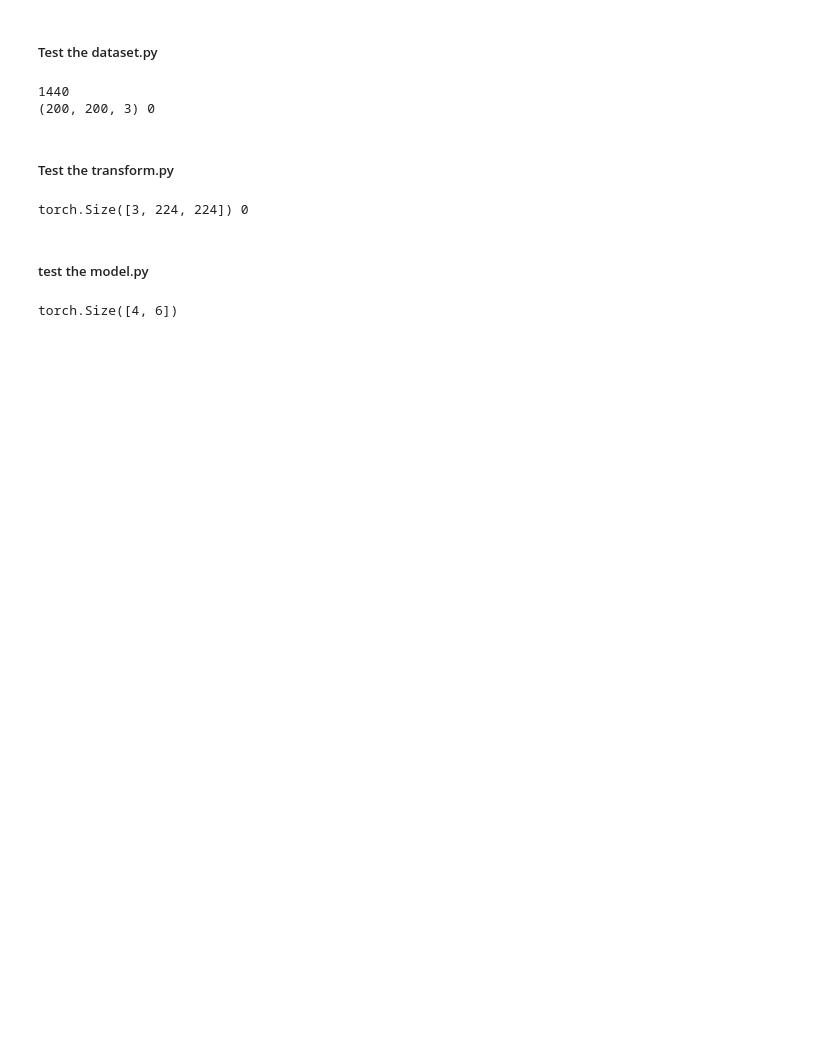
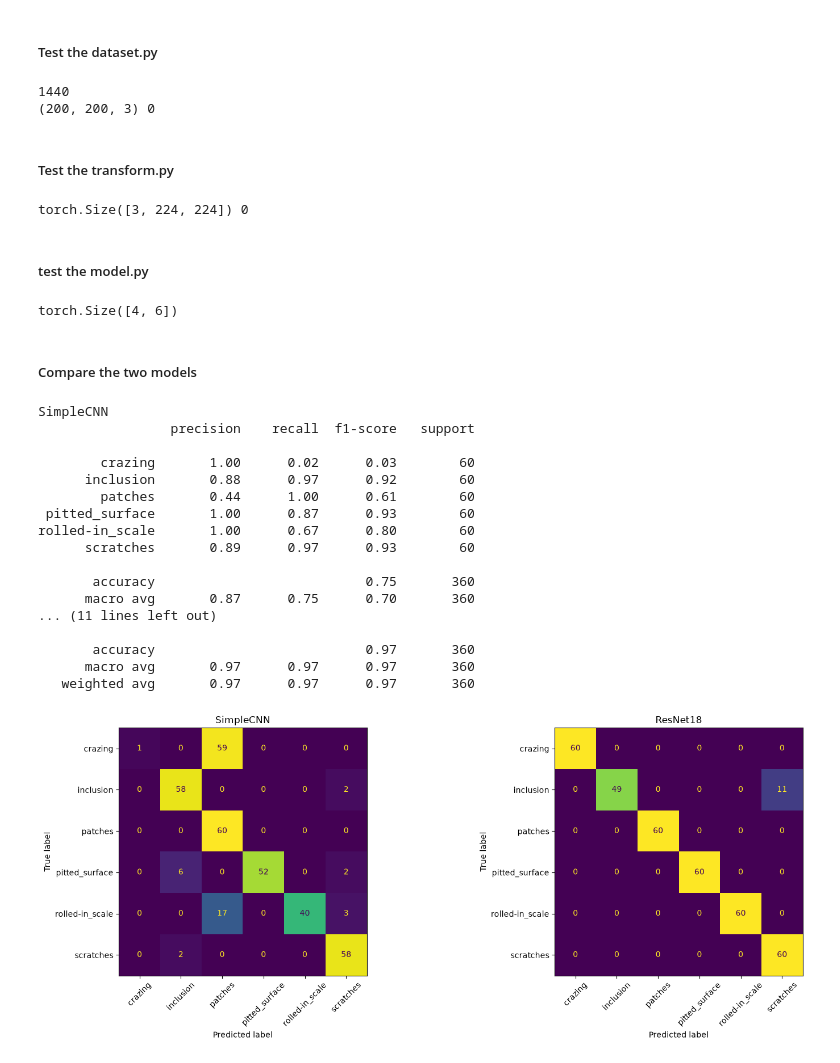
Before and after one commit to aswathh/Steel-Surface-Defect-Inspection-System, a Jupyter notebook: notebooks/01_eda.ipynb, the cells around one changed output. Drawn from its saved outputs; the diff is of its cells as text; code cells hidden in the pictures; blank space fills up the shorter version.

Commit message:
comapred the two models of pytorch

```diff
--- a/notebooks/01_eda.ipynb
+++ b/notebooks/01_eda.ipynb
@@ -84,3 +84,70 @@ out = model(dummy)
 print(out.shape)
 # %% [output]
 torch.Size([4, 6])
+# %% [markdown]
+##### Compare the two models
+# %%
+import sys, torch
+import matplotlib.pyplot as plt
+from torch.utils.data import DataLoader
+from sklearn.metrics import confusion_matrix, ConfusionMatrixDisplay, classification_report
+from pathlib import Path
+
+sys.path.append(r"C:\Tasks\Steel Surface Defect Inspection System\src")
+from dataset import SteelDefectDataset
+from transform import Val_transform
+from model import SimpleCNN, build_resnet18
+
+root = Path(r"C:\Tasks\Steel Surface Defect Inspection System\data\NEU-DET")
+models_dir = Path(r"C:\Tasks\Steel Surface Defect Inspection System\models")
+classes = ["crazing", "inclusion", "patches", "pitted_surface", "rolled-in_scale", "scratches"]
+
+val_ds = SteelDefectDataset(root, "validation", classes, transform=Val_transform)
+val_loader = DataLoader(val_ds, batch_size=32, shuffle=False)
+
+def get_preds(model):
+    model.eval()
+    y_true, y_pred = [], []
+    with torch.no_grad():
+        for x, y in val_loader:
+            y_pred += model(x).argmax(1).tolist()
+            y_true += y.tolist()
+    return y_true, y_pred
+
+cnn = SimpleCNN(n_classes=6)
+cnn.load_state_dict(torch.load(models_dir / "simple_cnn.pt"))
+
+resnet = build_resnet18()
+resnet.load_state_dict(torch.load(models_dir / "resnet18.pt"))
+
+fig, axes = plt.subplots(1, 2, figsize=(16, 6))
+for ax, (name, m) in zip(axes, [("SimpleCNN", cnn), ("ResNet18", resnet)]):
+    yt, yp = get_preds(m)
+    cm = confusion_matrix(yt, yp)
+    ConfusionMatrixDisplay(cm, display_labels=classes).plot(ax=ax, xticks_rotation=45, colorbar=False)
+    ax.set_title(name)
+    print(name)
+    print(classification_report(yt, yp, target_names=classes))
+
+plt.tight_layout()
+plt.savefig(models_dir.parent / "outputs" / "confusion_matrices.png")
+plt.show()
+# %% [output]
+SimpleCNN
+                 precision    recall  f1-score   support
+
+        crazing       1.00      0.02      0.03        60
+      inclusion       0.88      0.97      0.92        60
+        patches       0.44      1.00      0.61        60
+ pitted_surface       1.00      0.87      0.93        60
+rolled-in_scale       1.00      0.67      0.80        60
+      scratches       0.89      0.97      0.93        60
+
+       accuracy                           0.75       360
+      macro avg       0.87      0.75      0.70       360
+... (11 lines left out)
+
+       accuracy                           0.97       360
+      macro avg       0.97      0.97      0.97       360
+   weighted avg       0.97      0.97      0.97       360
+[figure, added]
```
Also changed, not shown: 3 other files.
